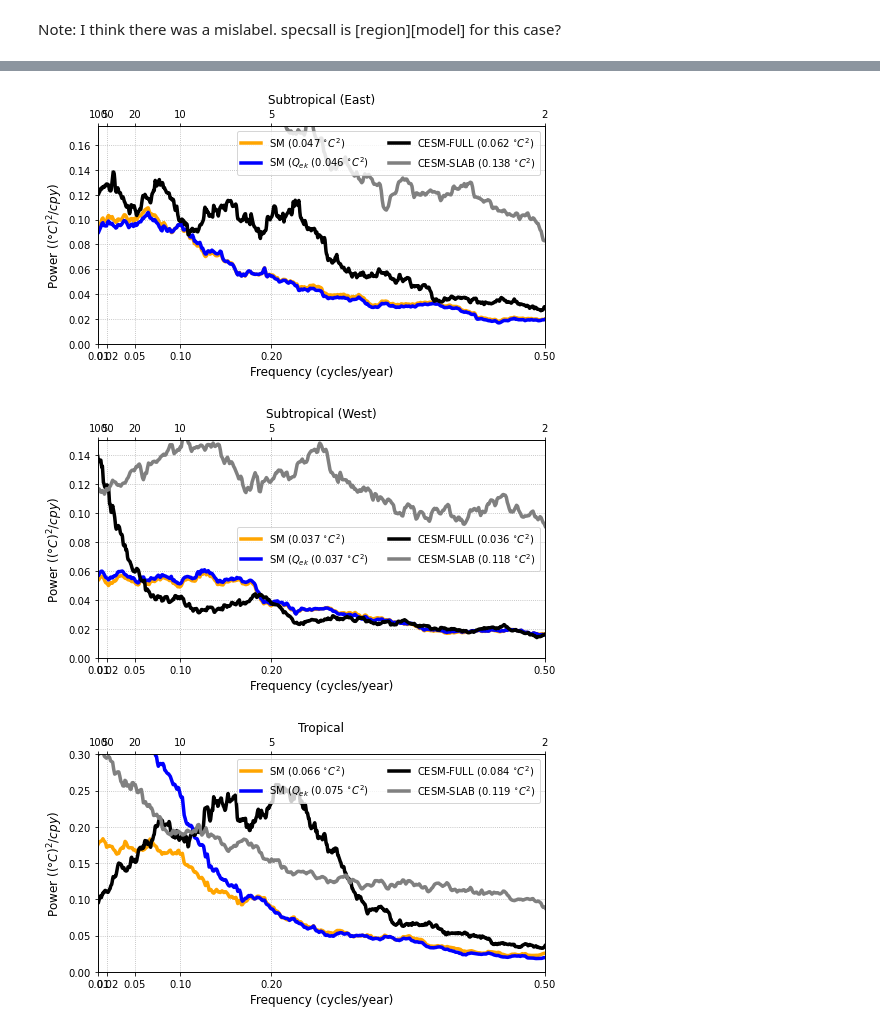
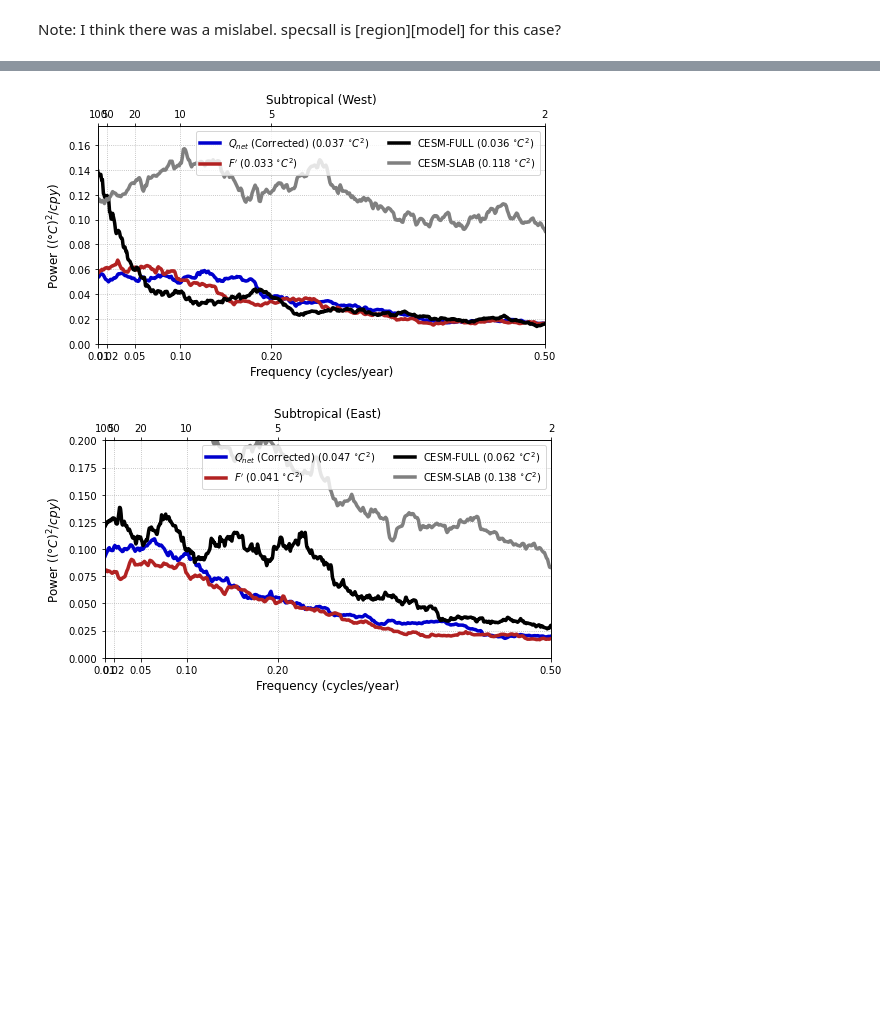
Before and after one commit to glennliu265/stochmod, a Jupyter notebook: analysis/Analyze_SM_Output.ipynb, the cells around one changed output, grey strips where cells are left out. Saved outputs shown, nothing was run; the diff lists cells and outputs as text; code cells hidden in the pictures; blank space fills up the shorter version.

```diff
--- a/analysis/Analyze_SM_Output.ipynb
+++ b/analysis/Analyze_SM_Output.ipynb
@@ -21,7 +21,7 @@ projpath   = "/Users/gliu/Downloads/02_Research/01_Projects/01_AMV/02_stochmod/"
 datpath     = projpath + '01_Data/model_output/'
 rawpath     = projpath + '01_Data/model_input/'
 outpathdat  = datpath + '/proc/'
-figpath     = projpath + "02_Figures/20210104/"
+figpath     = projpath + "02_Figures/20220214/"
 
 sys.path.append("/Users/gliu/Downloads/02_Research/01_Projects/01_AMV/02_stochmod/03_Scripts/stochmod/model/")
 sys.path.append("/Users/gliu/Downloads/02_Research/01_Projects/01_AMV/00_Commons/03_Scripts/")
@@ -98,7 +120,7 @@ xtks  = 1/xper
 xlm   = [xtks[0],xtks[-1]]
 # %%
 # Load some additional datasets from CESM for comparison
-
+frcname = fnames[1]
 
 # Load lat/lon regional
 # Get one of the outputs
@@ -106,6 +128,8 @@ ldname = "%sstoch_output_%s.npz" % (datpath,frcname)
 ld     = np.load(ldname,allow_pickle=True)
 lon    = ld['lon']
 lat    = ld['lat']
+
+lags = np.arange(0,37,1)
 # %% [markdown]
 ## SST Autocorrelation
 # %%
@@ -261,13 +282,16 @@ amvids   = []
 
 # Load the dictionary [h-const, h-vary, entrain]
 expid = frcname
-rsst_fn = "%sproc/AMV_Region_%s.npz" % (datpath,expid)
-print("Loading %s" % rsst_fn)
-ld = np.load(rsst_fn,allow_pickle=True)#.item()
 
-amvidx = ld['amvidx_region'].item()
-amvpat = ld['amvpat_region'].item()
+for i in range(len(fnames)):
+    expid = fnames[i]
+    rsst_fn = "%sproc/AMV_Region_%s.npz" % (datpath,expid)
+    print("Loading %s" % rsst_fn)
+    ld = np.load(rsst_fn,allow_pickle=True)#.item()
 
-amvpats.append(amvpat)
-amvids.append(amvidx)
+    amvidx = ld['amvidx_region'].item()
+    amvpat = ld['amvpat_region'].item()
+
+    amvpats.append(amvpat)
+    amvids.append(amvidx)
 # %% [output]
@@ -461,8 +515,12 @@ Note: I think there was a mislabel. specsall is [region][model] for this case?
 
 
 #len(ss[0])
+#fig,axs = plt.subplots(2,2,figsize=(16,8))
+if exname == "Qek-Addition":
+    specnames  = ["SM","SM ($Q_{ek}$","CESM-FULL","CESM-SLAB"]
+    speccolors = ["orange","blue","black","gray"]
+elif exname == "Fprime-v-Qnet":
+    specnames  = ["$Q_{net}$ (Corrected)","$F'$","CESM-FULL","CESM-SLAB"]
+    speccolors = ["mediumblue","firebrick","black","gray"]
+
 len(specsall),len(regions)
-
-#fig,axs = plt.subplots(2,2,figsize=(16,8))
-specnames  = ["SM","SM ($Q_{ek}$","CESM-FULL","CESM-SLAB"]
-speccolors = ["orange","blue","black","gray"]
@@ -490,6 +550,7 @@ plt.savefig("%sSpectra_Qek_Comparison.png"%(figpath),dpi=200)
 # %%
 # Plot separately
 rid_sel = [0,5,6,2,4]
+rid_sel = [0,6,5]
 #fig,axs = viz.init_2rowodd(3, proj=None,figsize=(20,12))
 
 for r in range(len(rid_sel)):
@@ -506,17 +567,17 @@ for r in range(len(rid_sel)):
     title  = "%s (Lag 0 = %s)" % (regionlong[rid],mons3[kmonth])
 
     if r == 0:
-        ax.set_ylim([0,0.4])
+        ax.set_ylim([0,0.5])
     elif r == 1:
         ax.set_ylim([0,0.175])
     elif r == 2:
-        ax.set_ylim([0,0.15])
+        ax.set_ylim([0,0.2])
     elif r == 3:
         ax.set_ylim([0,0.30])
     elif r == 4:
         ax.set_ylim([0,0.1])
     #ax.set_title(title)
-    plt.savefig("%sSpectra_Qek_Comparison_region%s.png"%(figpath,regions[r]),dpi=200)
+    plt.savefig("%sSpectra_Qek_Comparison_region%s.png"%(figpath,regions[rid]),dpi=200)
 
 #plt.savefig("%sSpectra_Qek_Comparison.png"%(figpath),dpi=200)
 # %% [output]
@@ -524,3 +585,2 @@ for r in range(len(rid_sel)):
-[figure, old version]
+[figure, new version]
-[figure, old version]
+[figure, new version]
-[figure, removed]
```
Also changed, not shown: parts of 27 cells of this notebook.
